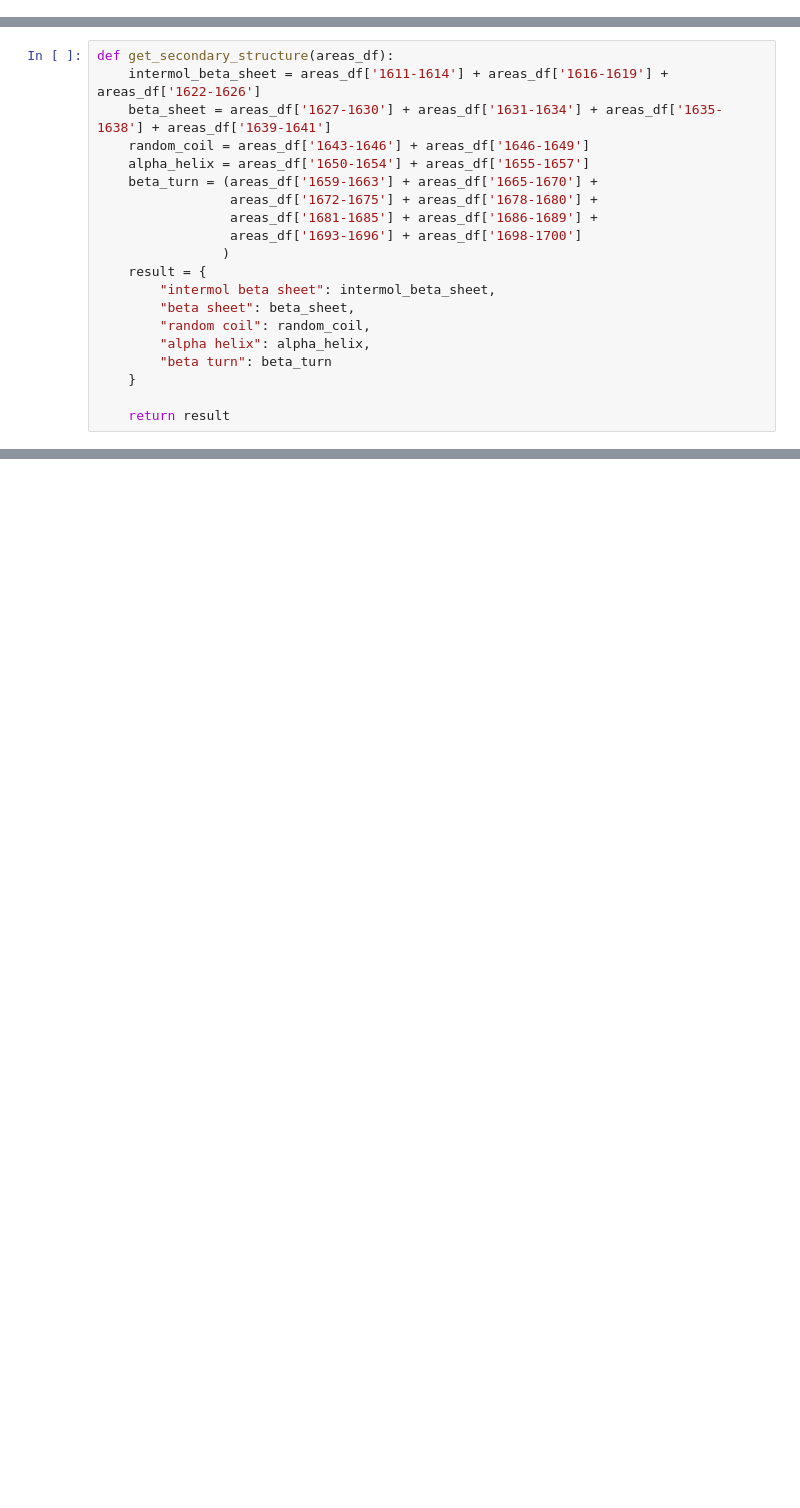
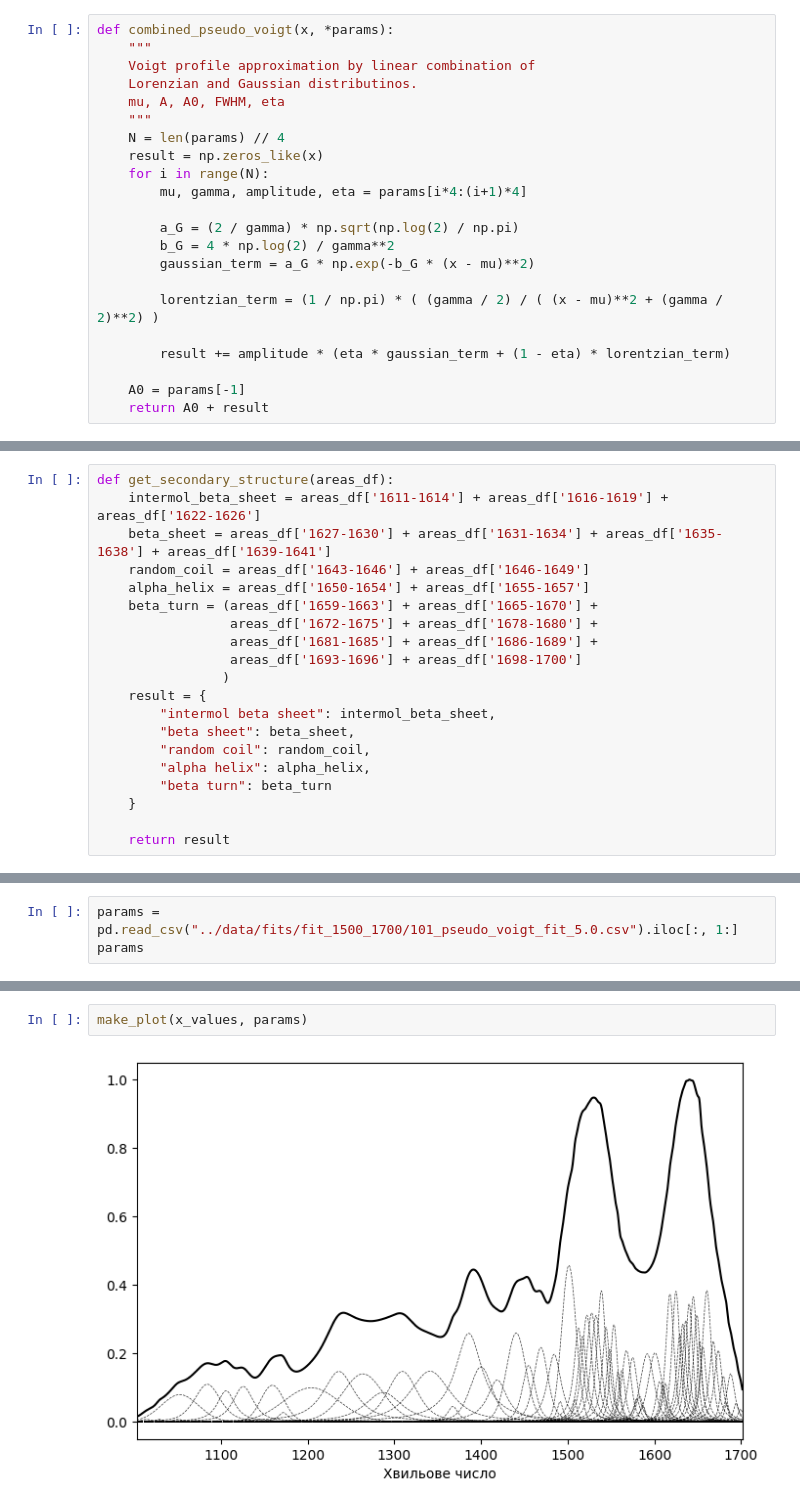
Before and after one commit to MelnychenkoM/hba1c_prediction, a Jupyter notebook: voigt/analysis.ipynb, the cells around one changed output, grey strips where cells are left out. Saved outputs shown, nothing was run; the diff lists cells and outputs as text; blank space fills up the shorter version.

```diff
--- a/voigt/analysis.ipynb
+++ b/voigt/analysis.ipynb
@@ -49,2 +17,24 @@ def pseudo_voigt(x, mu, sigma, amplitude, eta):
 # %%
 pd.options.display.float_format = '{:.5f}'.format
+# %%
+def combined_pseudo_voigt(x, *params):
+    """
+    Voigt profile approximation by linear combination of
+    Lorenzian and Gaussian distributinos.
+    mu, A, A0, FWHM, eta
+    """
+    N = len(params) // 4
+    result = np.zeros_like(x)
+    for i in range(N):
+        mu, gamma, amplitude, eta = params[i*4:(i+1)*4]
+
+        a_G = (2 / gamma) * np.sqrt(np.log(2) / np.pi)
+        b_G = 4 * np.log(2) / gamma**2
+        gaussian_term = a_G * np.exp(-b_G * (x - mu)**2)
+
+        lorentzian_term = (1 / np.pi) * ( (gamma / 2) / ( (x - mu)**2 + (gamma / 2)**2) )
+
+        result += amplitude * (eta * gaussian_term + (1 - eta) * lorentzian_term)
+
+    A0 = params[-1]
+    return A0 + result
@@ -464,0 +177,3 @@ array([-2.20241786e-02,  5.44872699e-03, -6.24197109e-02,  6.28471893e-02,
+# %%
+params = pd.read_csv("../data/fits/fit_1500_1700/101_pseudo_voigt_fit_5.0.csv").iloc[:, 1:]
+params
@@ -464,0 +194,4 @@ array([-2.20241786e-02,  5.44872699e-03, -6.24197109e-02,  6.28471893e-02,
+# %%
+make_plot(x_values, params)
+# %% [output]
+[figure, added]
```
Also changed, not shown: parts of 30 cells of this notebook, 2 other files.
